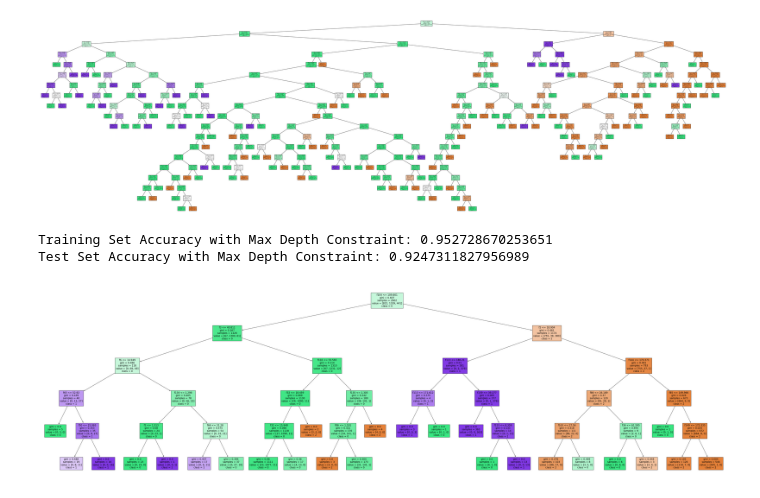
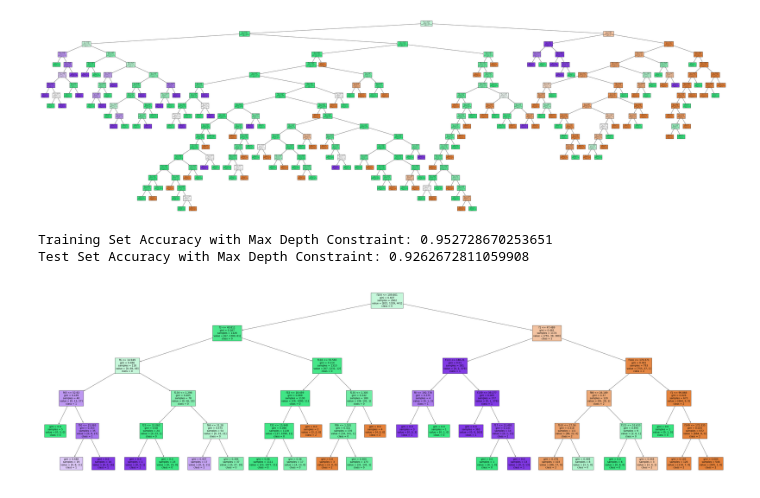
Before and after one commit to gnani43/mlassignment, a Jupyter notebook: lab4.ipynb, the cells around one changed output. Drawn from its saved outputs; the diff is of its cells as text; code cells hidden in the pictures.

```diff
--- a/lab4.ipynb
+++ b/lab4.ipynb
@@ -158,34 +158,20 @@ Training Set Accuracy: 1.0
 Test Set Accuracy: 0.9047619047619048
 [figure]
 # %%
-import pandas as pd
-from sklearn.model_selection import train_test_split
-from sklearn.tree import DecisionTreeClassifier, plot_tree
-import matplotlib.pyplot as plt
-
-data = pd.read_csv(r"C:\Users\gnani\Downloads\Custom_CNN_Features.csv")
-
-X = data.drop(columns=['Filename', 'Label'])
-y = data['Label'].astype(str)  # Convert class labels to strings
-
-Tr_X, Te_X, Tr_y, Te_y = train_test_split(X, y, test_size=0.2, random_state=42)
-
-class_names = data['Label'].unique().astype(str)  # Convert unique class labels to strings
-
 model = DecisionTreeClassifier(max_depth=5)
 
 model.fit(Tr_X, Tr_y)
 
 train_accuracy = model.score(Tr_X, Tr_y)
 print("Training Set Accuracy with Max Depth Constraint:", train_accuracy)
 
 test_accuracy = model.score(Te_X, Te_y)
 print("Test Set Accuracy with Max Depth Constraint:", test_accuracy)
 
 plt.figure(figsize=(70, 20))
 plot_tree(model, filled=True, feature_names=X.columns.tolist(), class_names=class_names.tolist())
 plt.show()
 # %% [output]
 Training Set Accuracy with Max Depth Constraint: 0.952728670253651
-Test Set Accuracy with Max Depth Constraint: 0.9247311827956989
+Test Set Accuracy with Max Depth Constraint: 0.9262672811059908
-[figure, old version]
+[figure, new version]
```
Also changed, not shown: parts of 1 cell of this notebook.
